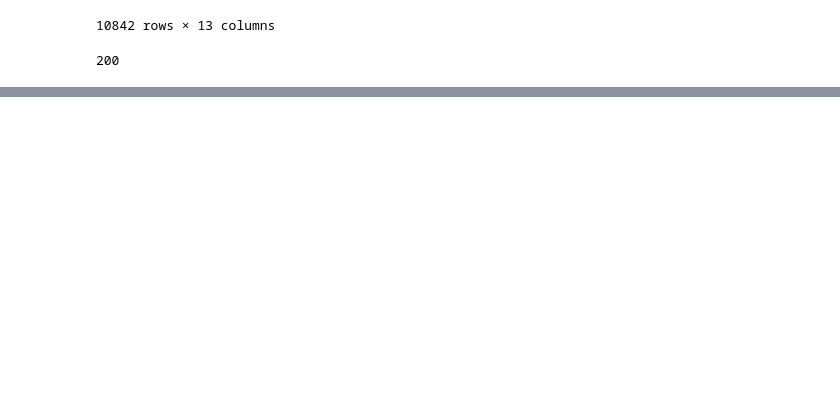
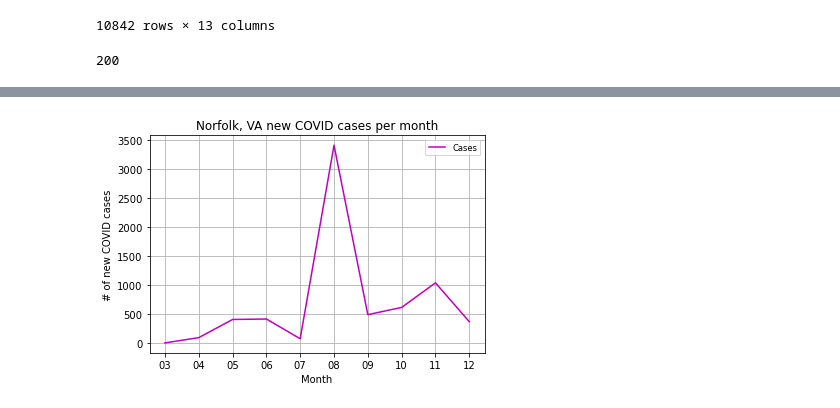
Before and after one commit to Radhika303/Impact_Covid_PetAdoption, a Jupyter notebook: Norfolk Adoption.ipynb, the cells around one changed output, grey strips where cells are left out. Drawn from its saved outputs; the diff is of its cells as text; code cells hidden in the pictures; blank space fills up the shorter version.

```diff
--- a/Norfolk Adoption.ipynb
+++ b/Norfolk Adoption.ipynb
@@ -159,0 +374,10 @@ COVID_df
+# %%
+COVID_by_month['# of Cases'] = COVID_by_month['# of Cases'].astype(int)
+
+COVID_diff = COVID_by_month['# of Cases'].diff().fillna(0)
+
+COVID_diff
+
+COVID_per_month = pd.DataFrame({"# of Cases": COVID_diff,
+                              "Month": COVID_diff.index})
+COVID_per_month
@@ -159,0 +397,14 @@ COVID_df
+# %%
+plt.plot(COVID_per_month.index,COVID_per_month['# of Cases'],color = 'm',label = 'Cases')
+
+#['Outcome Month']
+
+plt.xlabel('Month')
+plt.ylabel('# of new COVID cases')
+plt.title("Norfolk, VA new COVID cases per month")
+
+plt.legend(loc="best",fontsize="small",fancybox=True)
+plt.grid(True)
+plt.show()
+# %% [output]
+[figure, added]
```
Also changed, not shown: parts of 25 cells of this notebook, 1 other file.
